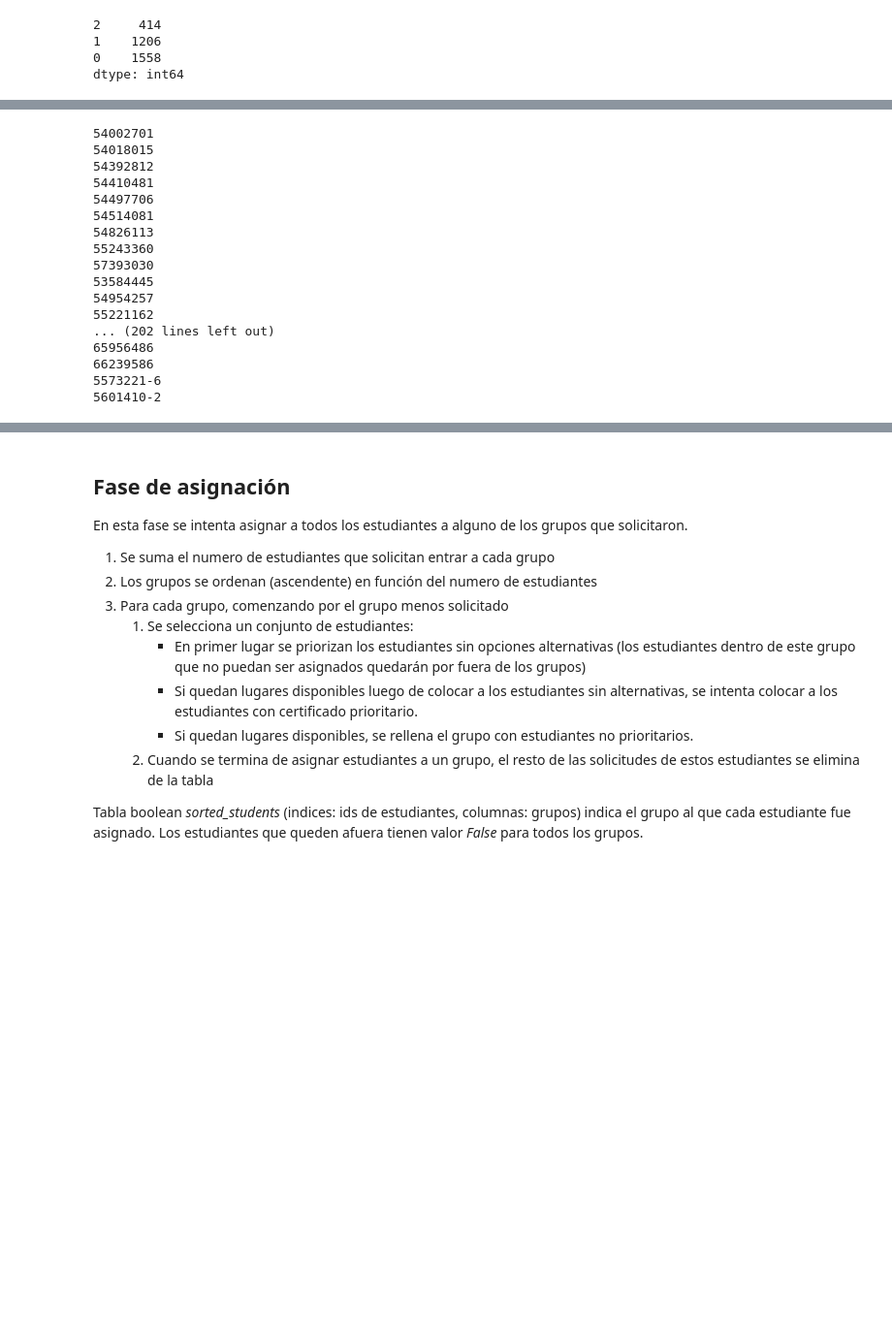
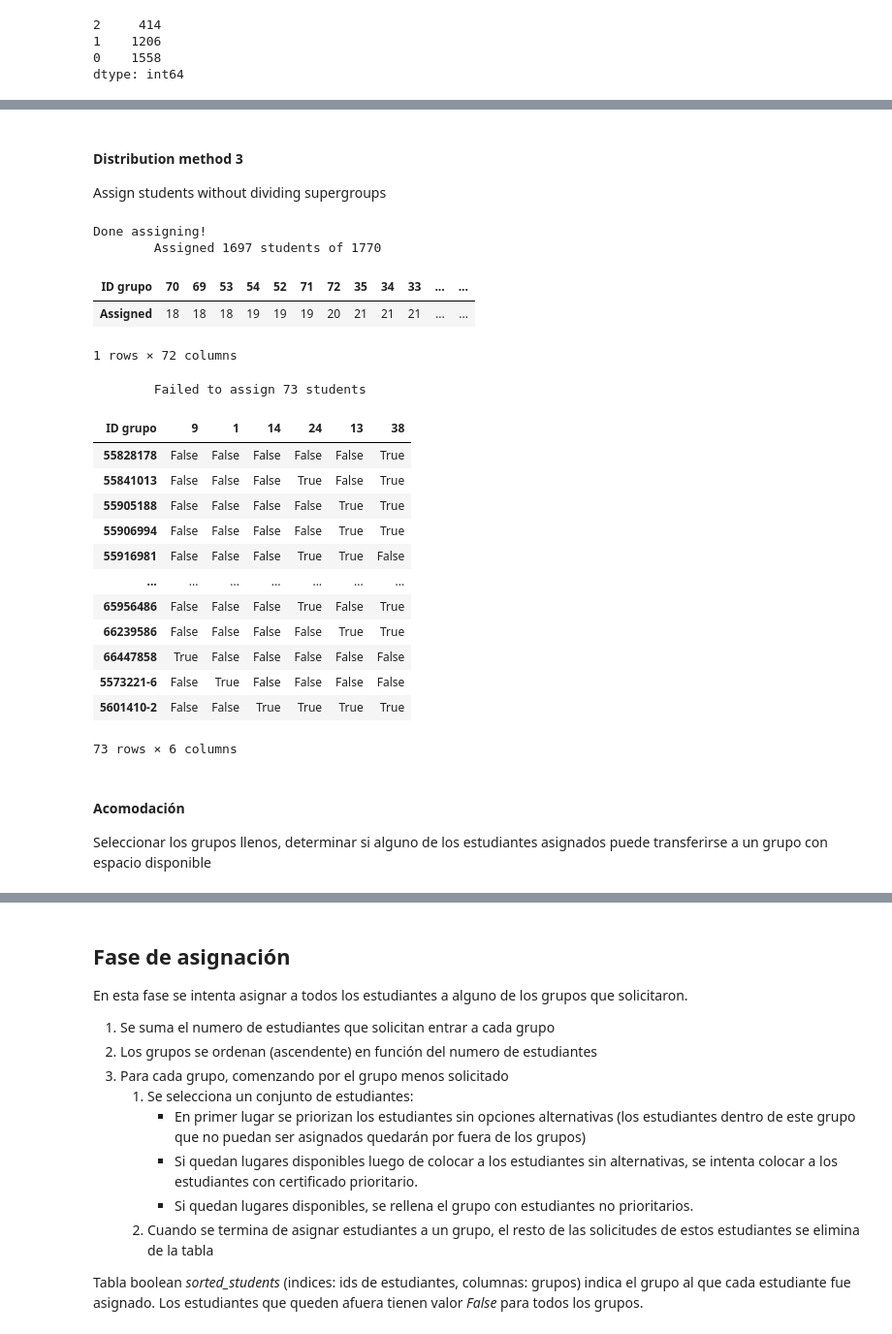
Before and after one commit to HJuan412/group_reparting, a Jupyter notebook: Asignador.ipynb, the cells around one changed output, grey strips where cells are left out. Shown at 97% size. Drawn from its saved outputs; the diff is of its cells as text; code cells hidden in the pictures; blank space fills up the shorter version.

Commit message:
double-sorting

```diff
--- a/Asignador.ipynb
+++ b/Asignador.ipynb
@@ -271,13 +231,0 @@ sg_dem2
-# %%
-# distrigbute
-demand_tab2 = demand_tab.copy()
-placement_tabs = {}
-sg_demands2 = sg_demands.copy()
-for i in range(len(grupos.SG.unique())):
-    sg = sg_demands2.index[0]
-    sg_places, sg_dem, sg_dem2 = place_group(demand_tab2, grupos, certified, sg, 35)
-    sg_places = sg_places.loc[sg_places.any(axis=1)]
-    placement_tabs[sg] = sg_places
-    demand_tab2.drop(index = sg_places.index, columns=sg_places.columns, inplace=True)
-    sg_demands2 = get_sg_demands(grupos, demand_tab2)
-placement_tabs = pd.concat(placement_tabs, axis=1).fillna(False).sort_index(axis=1)
@@ -320,26 +231,0 @@ dtype: int64
-# %%
-def verify(placement_tab, demand):
-    placement_tab = placement_tab.sort_index(axis=1, level=1)
-    for idx, row in placement_tab.iterrows():
-        if not (row & demand.loc[idx]).any():
-            print(idx)
-
-verify(placement_tabs, demand_tab)
-# %% [output]
-54002701
-54018015
-54392812
-54410481
-54497706
-54514081
-54826113
-55243360
-57393030
-53584445
-54954257
-55221162
-... (202 lines left out)
-65956486
-66239586
-5573221-6
-5601410-2
@@ -345,0 +276,29 @@ verify(placement_tabs, demand_tab)
+# %% [markdown]
+#### Distribution method 3
+Assign students without dividing supergroups
+# %%
+# distribution method 3
+whole_placement, whole_unplaced = double_sorting(demand_tab, grupos, certified)
+# %% [output]
+Done assigning!
+        Assigned 1697 students of 1770
+| ID grupo | 70 | 69 | 53 | 54 | 52 | 71 | 72 | 35 | 34 | 33 | ... | ... |
+| Assigned | 18 | 18 | 18 | 19 | 19 | 19 | 20 | 21 | 21 | 21 | ... | ... |
+1 rows × 72 columns
+        Failed to assign 73 students
+| ID grupo | 9 | 1 | 14 | 24 | 13 | 38 |
+| 55828178 | False | False | False | False | False | True |
+| 55841013 | False | False | False | True | False | True |
+| 55905188 | False | False | False | False | True | True |
+| 55906994 | False | False | False | False | True | True |
+| 55916981 | False | False | False | True | True | False |
+| ... | ... | ... | ... | ... | ... | ... |
+| 65956486 | False | False | False | True | False | True |
+| 66239586 | False | False | False | False | True | True |
+| 66447858 | True | False | False | False | False | False |
+| 5573221-6 | False | True | False | False | False | False |
+| 5601410-2 | False | False | True | True | True | True |
+73 rows × 6 columns
+# %% [markdown]
+#### Acomodación
+Seleccionar los grupos llenos, determinar si alguno de los estudiantes asignados puede transferirse a un grupo con espacio disponible
```
Also changed, not shown: parts of 9 cells of this notebook.
